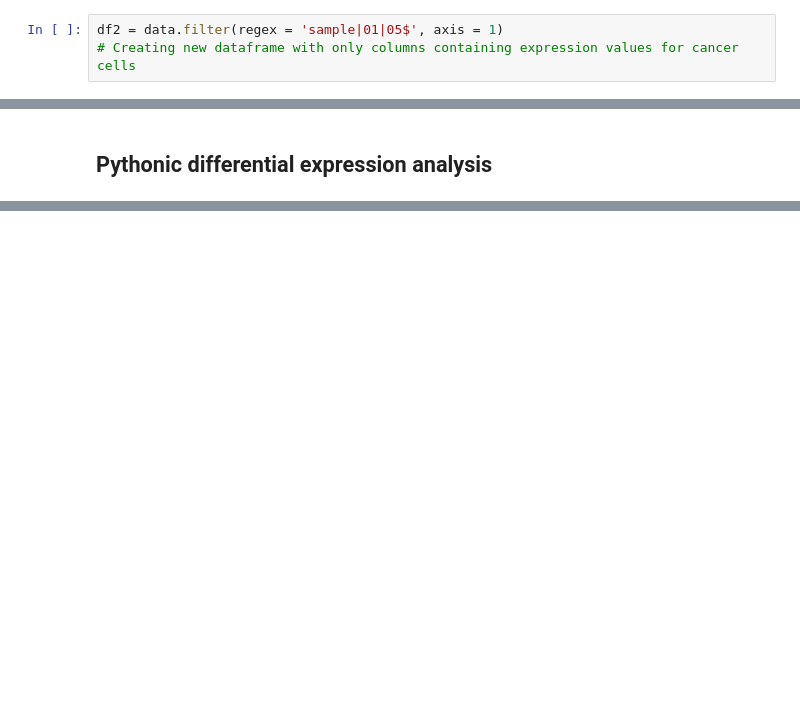
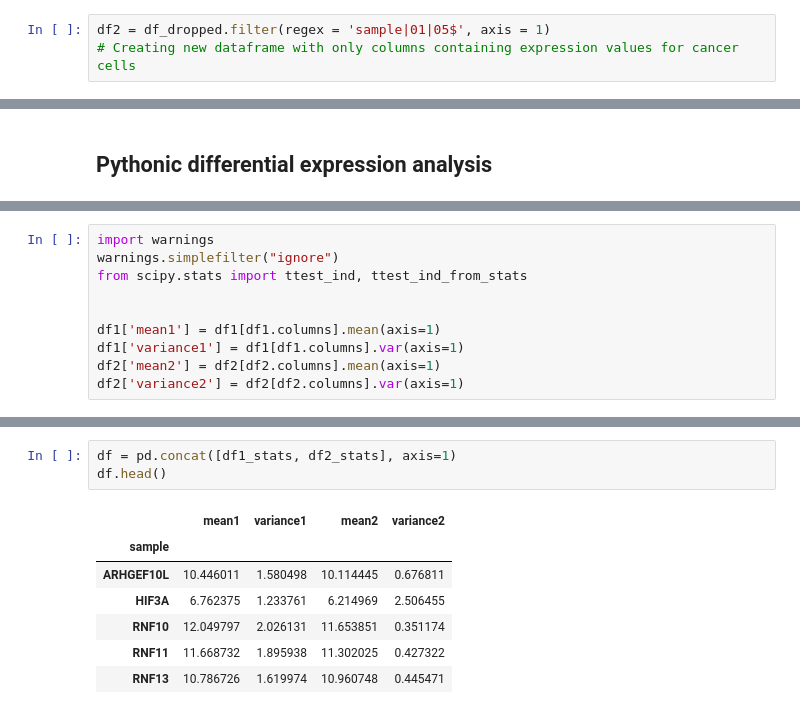
Before and after one commit to francismjenkins/Capstone_project, a Jupyter notebook: Capstone_Project.ipynb, the cells around one changed output, grey strips where cells are left out. Saved outputs shown, nothing was run; the diff lists cells and outputs as text; blank space fills up the shorter version.

```diff
--- a/Capstone_Project.ipynb
+++ b/Capstone_Project.ipynb
@@ -79,5 +112,5 @@ df1.shape
 # %%
-df2 = data.filter(regex = 'sample|01|05$', axis = 1)
+df2 = df_dropped.filter(regex = 'sample|01|05$', axis = 1)
 # Creating new dataframe with only columns containing expression values for cancer cells
 # %%
 df2.shape
@@ -175,0 +146,10 @@ biocinstaller = importr("BiocInstaller")
+# %%
+import warnings
+warnings.simplefilter("ignore")
+from scipy.stats import ttest_ind, ttest_ind_from_stats
+
+
+df1['mean1'] = df1[df1.columns].mean(axis=1)
+df1['variance1'] = df1[df1.columns].var(axis=1)
+df2['mean2'] = df2[df2.columns].mean(axis=1)
+df2['variance2'] = df2[df2.columns].var(axis=1)
@@ -175,0 +200,11 @@ biocinstaller = importr("BiocInstaller")
+# %%
+df = pd.concat([df1_stats, df2_stats], axis=1)
+df.head()
+# %% [output]
+|  | mean1 | variance1 | mean2 | variance2 |
+| sample |  |  |  |  |
+| ARHGEF10L | 10.446011 | 1.580498 | 10.114445 | 0.676811 |
+| HIF3A | 6.762375 | 1.233761 | 6.214969 | 2.506455 |
+| RNF10 | 12.049797 | 2.026131 | 11.653851 | 0.351174 |
+| RNF11 | 11.668732 | 1.895938 | 11.302025 | 0.427322 |
+| RNF13 | 10.786726 | 1.619974 | 10.960748 | 0.445471 |
```
Also changed, not shown: parts of 36 cells of this notebook.
